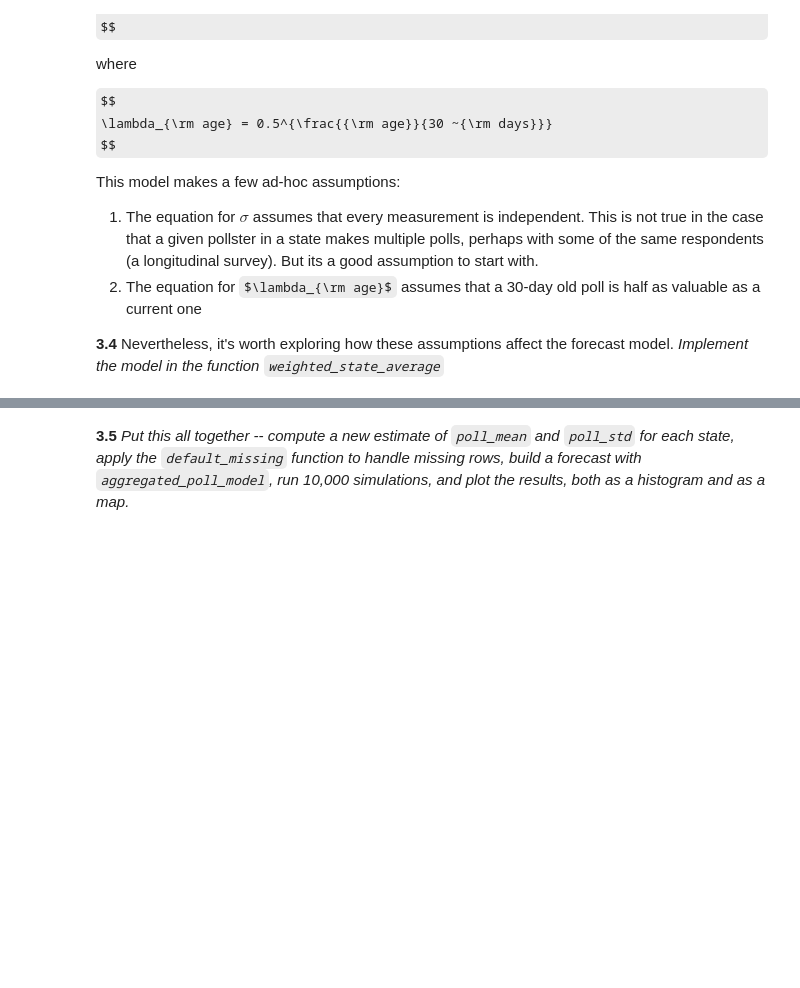
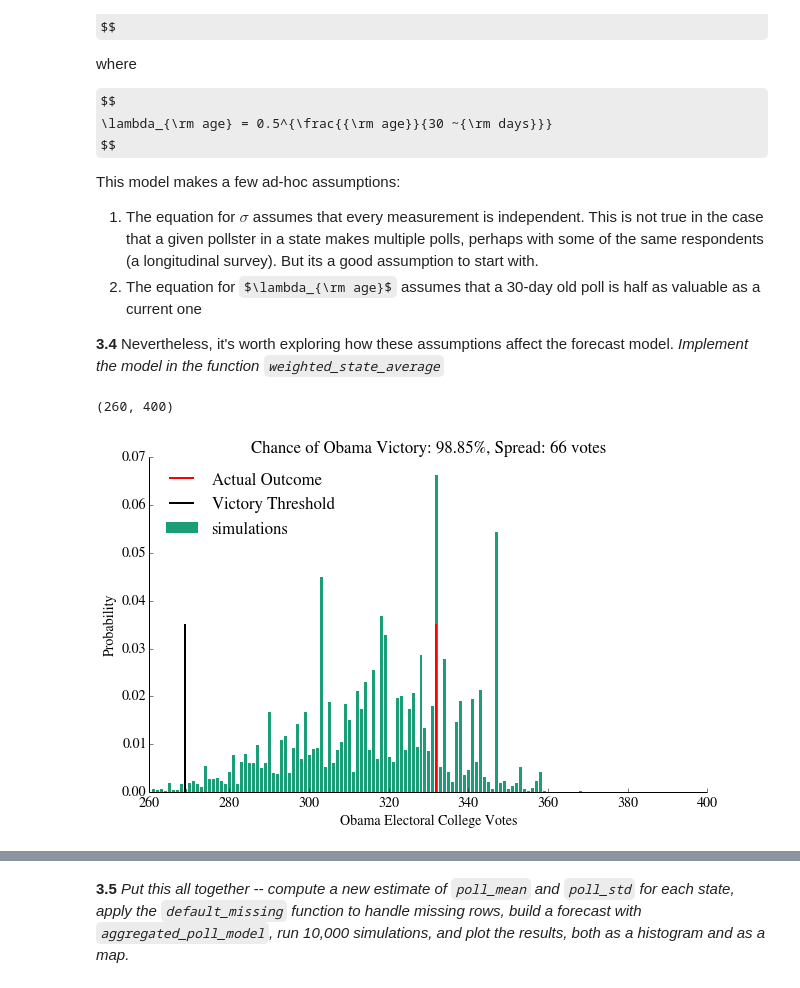
Before and after one commit to jingw01/CS109, a Jupyter notebook: HW2_solutions.ipynb, the cells around one changed output, grey strips where cells are left out. Cells and saved outputs as stored; diff of their text form; code cells hidden in the pictures; some formulas as TeX source; blank space fills up the shorter version.

```diff
--- a/HW2_solutions.ipynb
+++ b/HW2_solutions.ipynb
@@ -1353,3 +1364,13 @@ def weighted_state_average(multipoll):
     poll_std[poll_std.isnull()] = poll_mean[poll_std.isnull()] * .05
 
     return pd.DataFrame(dict(poll_mean = poll_mean, poll_std = poll_std))
+# %%
+weightedavg=weighted_state_average(multipoll).join(electoral_votes, how='outer')
+default_missing(weightedavg)
+model=aggregated_poll_model(weightedavg)
+prediction = simulate_election(model, 10000)
+plot_simulation(prediction)
+plt.xlim(260,400)
+# %% [output]
+(260, 400)
+[figure, added]
```
Also changed, not shown: parts of 9 cells of this notebook.
